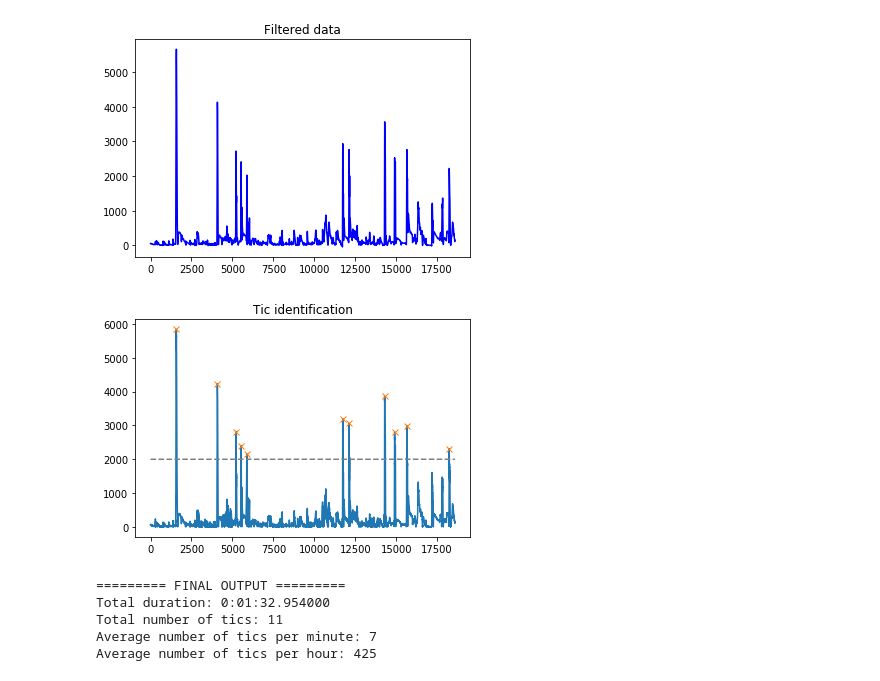
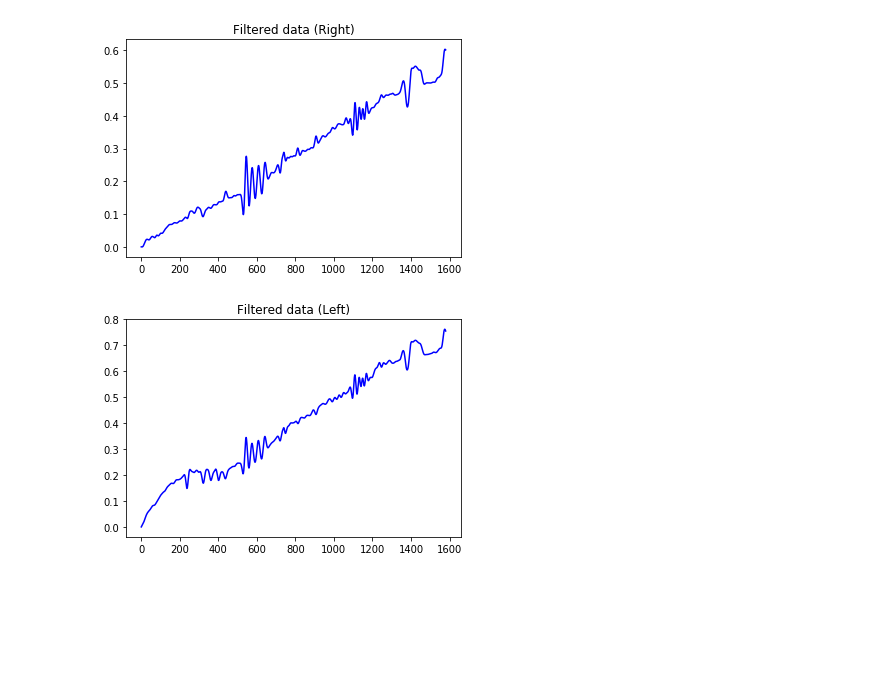
Before and after one commit to branko-bajic/tic-sensor-analysis, a Jupyter notebook: Signal_Analysis.ipynb, the cells around one changed output. Drawn from its saved outputs; the diff is of its cells as text; code cells hidden in the pictures; blank space fills up the shorter version.

Commit message:
Started analyzing the new quaternion sensor data

```diff
--- a/Signal_Analysis.ipynb
+++ b/Signal_Analysis.ipynb
@@ -31,13 +32 @@ for line in lines[:-1]:
     i += 1
-# %%
-# Initial data
-x = list(dict.keys())
-y = []
-for key,value in dict.items(): # Create an array with the dictionary values
-    y.append(value[2]) # W value
-
-plt.scatter(x,y,s=3)
-plt.axis([min(x), max(x), min(y), max(y)])
-
-plt.title("Raw data")
-plt.show()
@@ -46,41 +81,20 @@ plt.show()
 # %%
 # Filter the data #
-# TODO: find the "minimum duration" (i.e. # of data points) of a tic and parse out all the peaks which don't have (# neighbours) > (min duration)
-y = np.asarray(y)
+yR = np.asarray(yR)
+yL = np.asarray(yL)
 N  = 3    # Filter order
 Wn = 0.1 # Cutoff frequency
 B, A = signal.butter(N, Wn, output='ba')
-smooth_data = signal.filtfilt(B,A, y)
-plt.plot(smooth_data,'b-')
-plt.title("Filtered data")
+smooth_dataR = signal.filtfilt(B,A, yR)
+smooth_dataL = signal.filtfilt(B,A, yL)
+
+plt.plot(smooth_dataR,'b-')
+plt.title("Filtered data (Right)")
 plt.show()
+
+plt.plot(smooth_dataL,'b-')
+plt.title("Filtered data (Left)")
+plt.show()
 # %% [output]
-[figure, old version]
+[figure, new version]
+[figure, added]
-# %%
-# Find the tics #
-thresh = 2000
-peaks, _ = find_peaks(y, height=thresh, distance=100, width=10, prominence=1000)
-plt.plot(y)
-plt.plot(peaks, y[peaks], "x")
-plt.plot(np.full((len(y),1), thresh), "--", color="gray")
-plt.title("Tic identification")
-plt.show()
-# %% [output]
-[figure, removed]
-# %%
-# Final analysis #
-READINGS_PER_MINUTE = 11993
-print("========= FINAL OUTPUT =========")
-print("Total duration: " + str(duration))
-num_tics = len(peaks)
-print("Total number of tics: " + str(num_tics))
-avg_per_min = int((float(num_tics) / float(data_len)) * READINGS_PER_MINUTE)
-avg_per_hour = int((float(num_tics) / float(data_len)) * READINGS_PER_MINUTE * 60)
-print("Average number of tics per minute: " + str(avg_per_min))
-print("Average number of tics per hour: " + str(avg_per_hour))
-# %% [output]
-========= FINAL OUTPUT =========
-Total duration: 0:01:32.954000
-Total number of tics: 11
-Average number of tics per minute: 7
-Average number of tics per hour: 425
```
Also changed, not shown: parts of 4 cells of this notebook, 4 other files.
